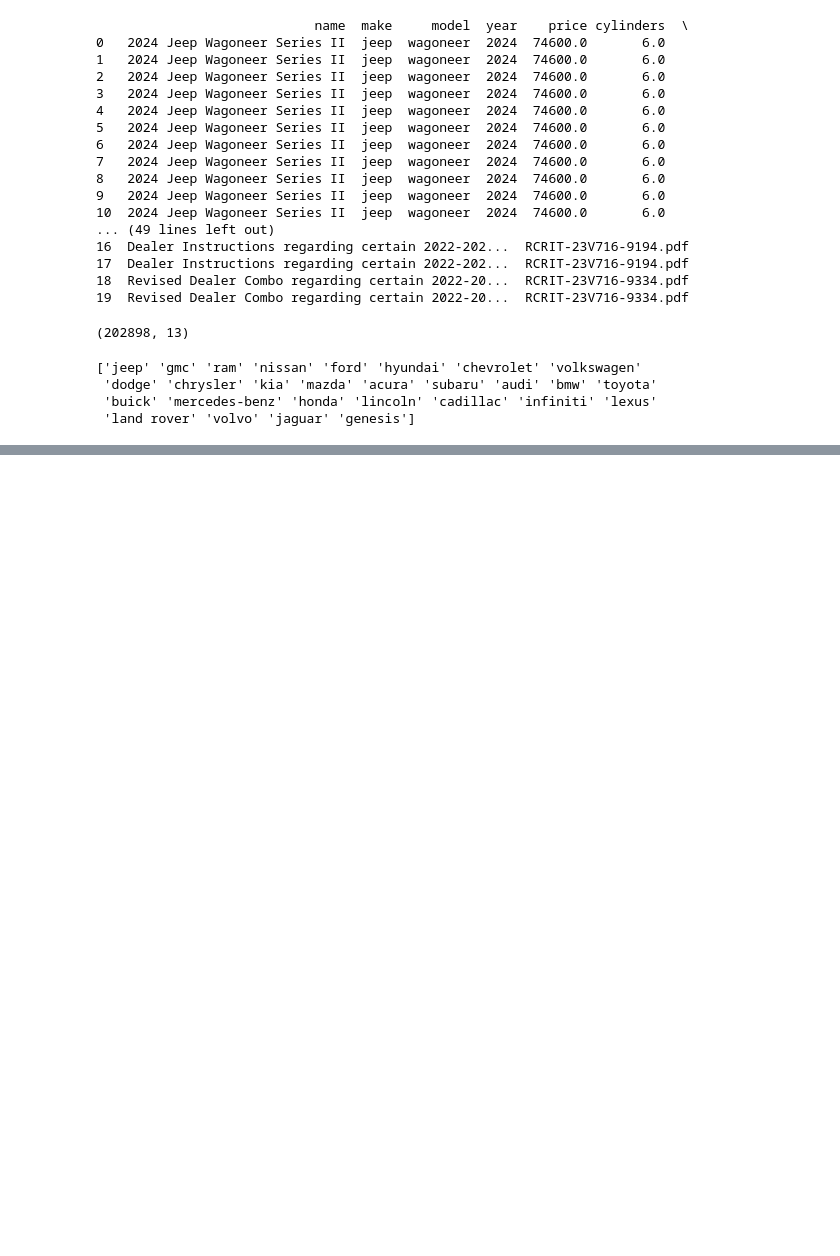
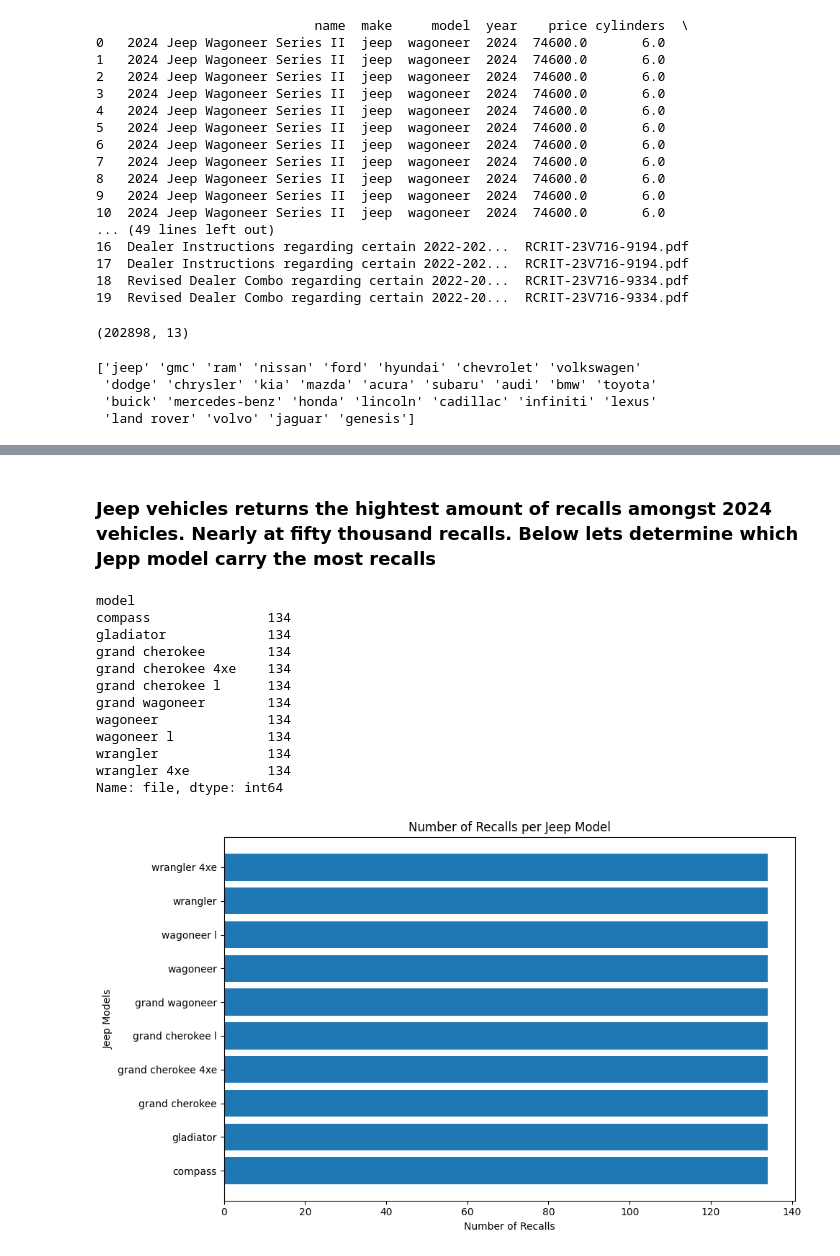
Before and after one commit to ellioc/VehicleRecalls2024, a Jupyter notebook: car_report.ipynb, the cells around one changed output, grey strips where cells are left out. Cells and saved outputs as stored; diff of their text form; code cells hidden in the pictures; blank space fills up the shorter version.

```diff
--- a/car_report.ipynb
+++ b/car_report.ipynb
@@ -402,0 +447,35 @@ print(joined_df['make'].unique())
+# %% [markdown]
+### Jeep vehicles returns the hightest amount of recalls amongst 2024 vehicles. Nearly at fifty thousand recalls. Below lets determine which Jepp model carry the most recalls
+# %%
+# Create Horizontal Bar plot with plt.barh
+# Filter data for only jeep models
+
+jeep_df = joined_df[joined_df['make'].str.lower() == 'jeep']
+
+# Use group by model and count the recalls
+jeep_recalls= jeep_df.groupby('model')['file'].nunique().sort_values()
+
+print (jeep_recalls)
+
+
+plt.figure(figsize=(10, 6))
+plt.barh(jeep_recalls.index, jeep_recalls.values)
+plt.xlabel('Number of Recalls')
+plt.ylabel('Jeep Models')
+plt.title('Number of Recalls per Jeep Model')
+plt.tight_layout()
+plt.show()
+# %% [output]
+model
+compass               134
+gladiator             134
+grand cherokee        134
+grand cherokee 4xe    134
+grand cherokee l      134
+grand wagoneer        134
+wagoneer              134
+wagoneer l            134
+wrangler              134
+wrangler 4xe          134
+Name: file, dtype: int64
+[figure, added]
```
Also changed, not shown: parts of 11 cells of this notebook, 1 other file.
